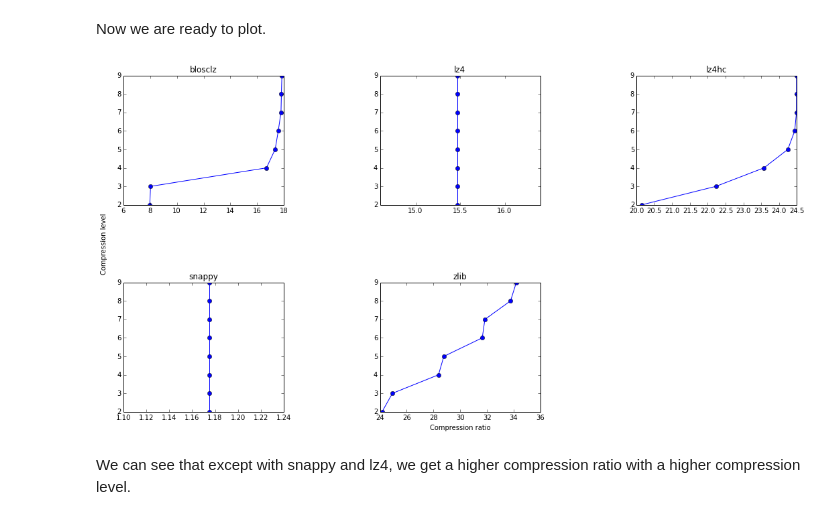
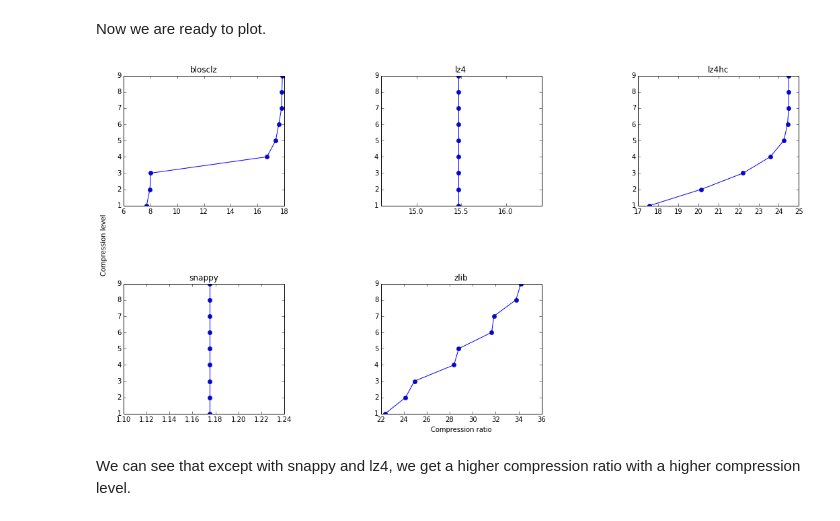
Before and after one commit to pablojimenezmateo/Big-Data, a Jupyter notebook: Btable benchmarks.ipynb, the cells around one changed output. Saved outputs shown, nothing was run; the diff lists cells and outputs as text; code cells hidden in the pictures.

```diff
--- a/Btable benchmarks.ipynb
+++ b/Btable benchmarks.ipynb
@@ -267,39 +267,39 @@ ax1 = fig.add_subplot(231)
 ax2 = fig.add_subplot(232)
 ax3 = fig.add_subplot(233)
 ax4 = fig.add_subplot(234)
 ax5 = fig.add_subplot(235)
 plt.subplots_adjust(wspace=0.6, hspace=0.6)
 ax.spines['top'].set_color('none')
 ax.spines['bottom'].set_color('none')
 ax.spines['left'].set_color('none')
 ax.spines['right'].set_color('none')
 ax.tick_params(labelcolor='w', top='off', bottom='off', left='off', right='off')
 ax.set_xlabel('Compression ratio')
 ax.set_ylabel('Compression level')
 
 #blosclz
 ax1.set_title('blosclz')
-ax1.plot(blosclz[2][2:], blosclz[0][2:], 'bo-')
+ax1.plot(blosclz[2][1:], blosclz[0][1:], 'bo-')
 
 #lz4
 ax2.set_title('lz4')
-ax2.plot(lz4[2][2:], blosclz[0][2:], 'bo-')
+ax2.plot(lz4[2][1:], blosclz[0][1:], 'bo-')
 
 #lz4hc
 ax3.set_title('lz4hc')
-ax3.plot(lz4hc[2][2:], lz4hc[0][2:], 'bo-')
+ax3.plot(lz4hc[2][1:], lz4hc[0][1:], 'bo-')
 
 #snappy
 ax4.set_title('snappy')
-ax4.plot(snappy[2][2:], snappy[0][2:], 'bo-')
+ax4.plot(snappy[2][1:], snappy[0][1:], 'bo-')
 
 #zlib
 ax5.set_title('zlib')
-ax5.plot(zlib[2][2:], zlib[0][2:], 'bo-')
+ax5.plot(zlib[2][1:], zlib[0][1:], 'bo-')
 
 plt.show()
 # %% [output]
-[figure, old version]
+[figure, new version]
 # %% [markdown]
 We can see that except with snappy and lz4, we get a higher compression ratio with a higher compression level.
 # %%
```
Also changed, not shown: parts of 3 cells of this notebook, 2 other files.
